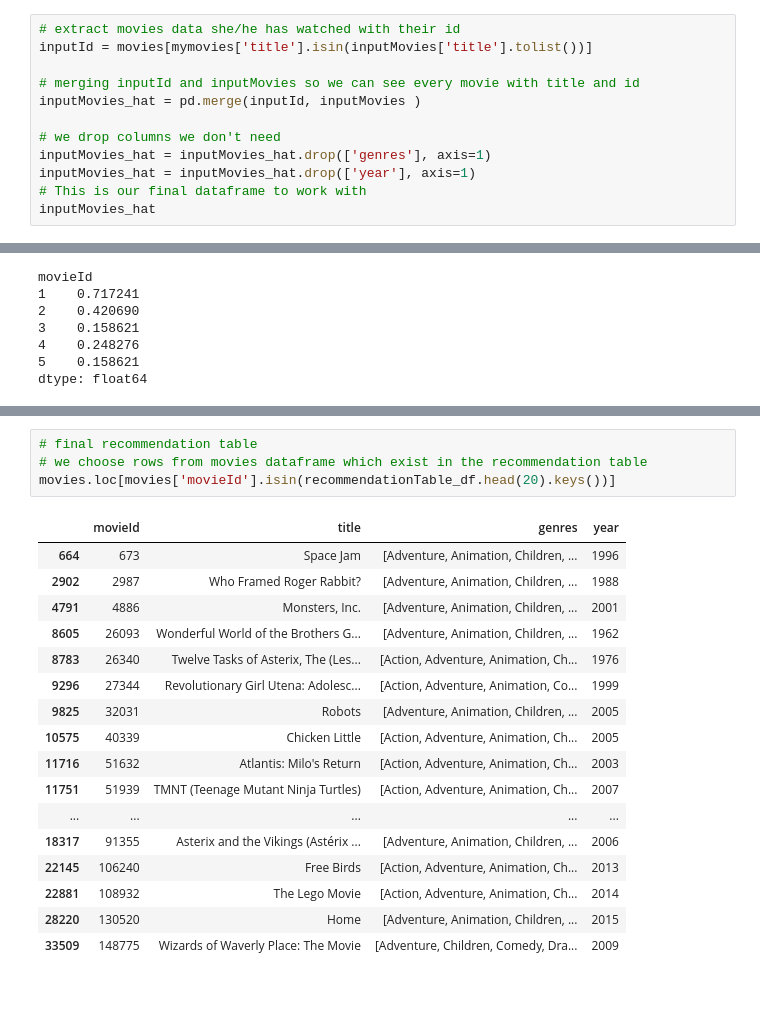
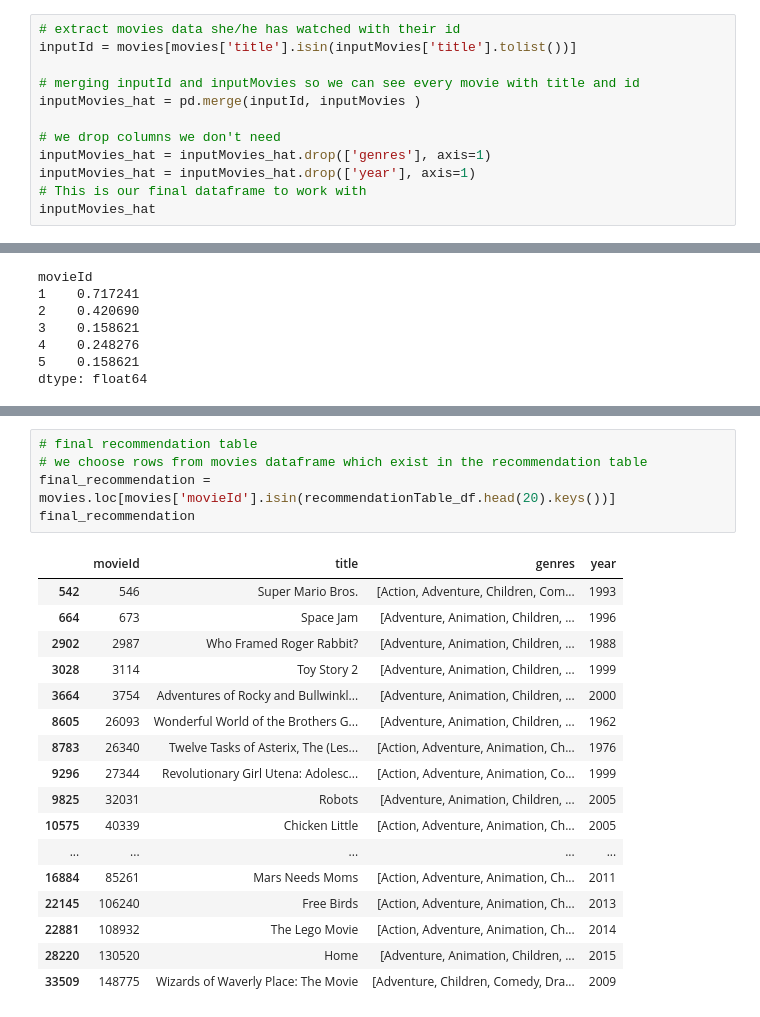
Before and after one commit to FatemehDerakhshan/RecommenderSystems, a Jupyter notebook: recommendations.ipynb, the cells around one changed output, grey strips where cells are left out. Saved outputs shown, nothing was run; the diff lists cells and outputs as text.

```diff
--- a/recommendations.ipynb
+++ b/recommendations.ipynb
@@ -135,7 +135,7 @@ userInput = [
 inputMovies = pd.DataFrame(userInput)
 # %%
 # extract movies data she/he has watched with their id
-inputId = movies[mymovies['title'].isin(inputMovies['title'].tolist())]
+inputId = movies[movies['title'].isin(inputMovies['title'].tolist())]
 
 # merging inputId and inputMovies so we can see every movie with title and id
 inputMovies_hat = pd.merge(inputId, inputMovies )
@@ -267,21 +267,22 @@ dtype: float64
 # %%
 # final recommendation table
 # we choose rows from movies dataframe which exist in the recommendation table
-movies.loc[movies['movieId'].isin(recommendationTable_df.head(20).keys())]
+final_recommendation = movies.loc[movies['movieId'].isin(recommendationTable_df.head(20).keys())]
+final_recommendation
 # %% [output]
 |  | movieId | title | genres | year |
+| 542 | 546 | Super Mario Bros. | [Action, Adventure, Children, Com... | 1993 |
 | 664 | 673 | Space Jam | [Adventure, Animation, Children, ... | 1996 |
 | 2902 | 2987 | Who Framed Roger Rabbit? | [Adventure, Animation, Children, ... | 1988 |
-| 4791 | 4886 | Monsters, Inc. | [Adventure, Animation, Children, ... | 2001 |
+| 3028 | 3114 | Toy Story 2 | [Adventure, Animation, Children, ... | 1999 |
+| 3664 | 3754 | Adventures of Rocky and Bullwinkl... | [Adventure, Animation, Children, ... | 2000 |
 | 8605 | 26093 | Wonderful World of the Brothers G... | [Adventure, Animation, Children, ... | 1962 |
 | 8783 | 26340 | Twelve Tasks of Asterix, The (Les... | [Action, Adventure, Animation, Ch... | 1976 |
 | 9296 | 27344 | Revolutionary Girl Utena: Adolesc... | [Action, Adventure, Animation, Co... | 1999 |
 | 9825 | 32031 | Robots | [Adventure, Animation, Children, ... | 2005 |
 | 10575 | 40339 | Chicken Little | [Action, Adventure, Animation, Ch... | 2005 |
-| 11716 | 51632 | Atlantis: Milo's Return | [Action, Adventure, Animation, Ch... | 2003 |
-| 11751 | 51939 | TMNT (Teenage Mutant Ninja Turtles) | [Action, Adventure, Animation, Ch... | 2007 |
 | ... | ... | ... | ... | ... |
-| 18317 | 91355 | Asterix and the Vikings (Astérix ... | [Adventure, Animation, Children, ... | 2006 |
+| 16884 | 85261 | Mars Needs Moms | [Action, Adventure, Animation, Ch... | 2011 |
 | 22145 | 106240 | Free Birds | [Action, Adventure, Animation, Ch... | 2013 |
 | 22881 | 108932 | The Lego Movie | [Action, Adventure, Animation, Ch... | 2014 |
 | 28220 | 130520 | Home | [Adventure, Animation, Children, ... | 2015 |
```
Also changed, not shown: parts of 1 cell of this notebook.
